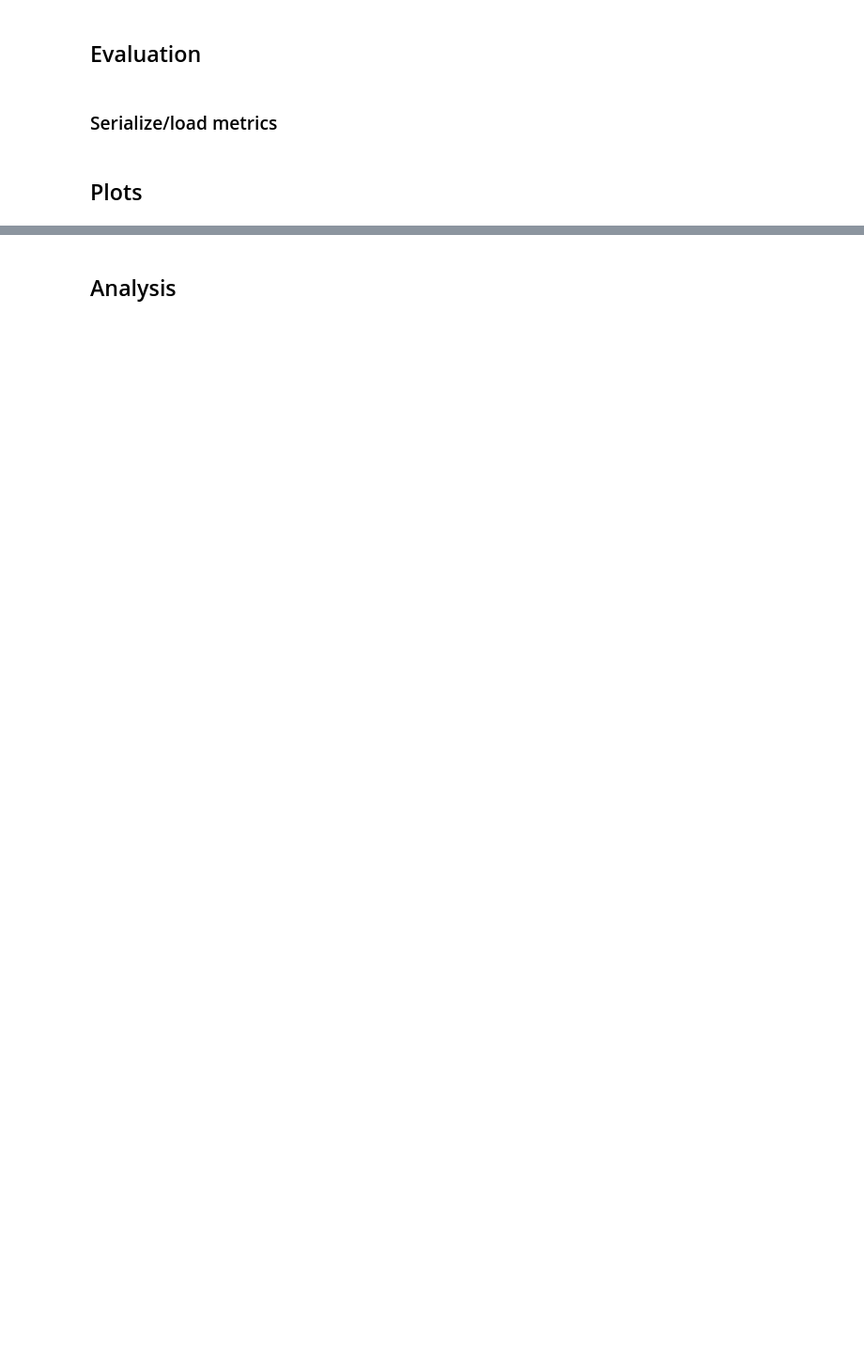
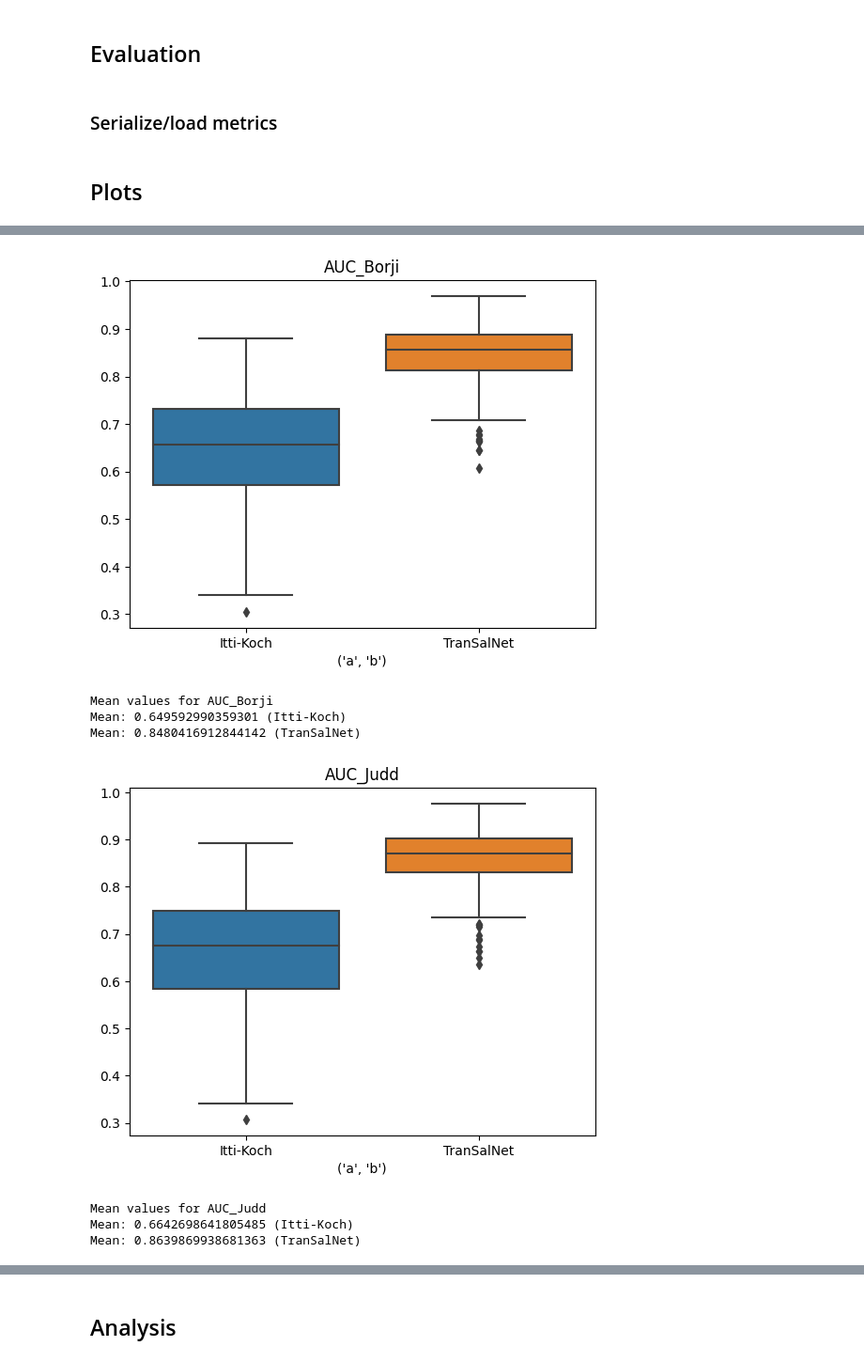
Before and after one commit to Ajamelot56/Projet_Visual_Attention, a Jupyter notebook: PC_2022_VA_Project.ipynb, the cells around one changed output, grey strips where cells are left out. Shown at 94% size. Drawn from its saved outputs; the diff is of its cells as text; code cells hidden in the pictures; blank space fills up the shorter version.

Commit message:
plots between comments

```diff
--- a/PC_2022_VA_Project.ipynb
+++ b/PC_2022_VA_Project.ipynb
@@ -703,8 +715,8 @@ import seaborn as sns
 # %%
-for key in itti_metrics:
-  sns.boxplot(data=(itti_metrics[key],transalnet_metrics[key])).set(xlabel=("a","b"), title=key)
+def plot_metrics(metrics: str):
+  sns.boxplot(data=(itti_metrics[metrics],transalnet_metrics[metrics])).set(xlabel=("a","b"), title=metrics)
   plt.xticks(plt.xticks()[0], ("Itti-Koch","TranSalNet"))
   plt.show()
-  print("Mean values for", key)
-  print("Mean:",sum(itti_metrics[key]) / len(itti_metrics[key]), "(Itti-Koch)")
-  print("Mean:",sum(transalnet_metrics[key]) / len(transalnet_metrics[key]), "(TranSalNet)")
+  print("Mean values for", metrics)
+  print("Mean:",sum(itti_metrics[metrics]) / len(itti_metrics[metrics]), "(Itti-Koch)")
+  print("Mean:",sum(transalnet_metrics[metrics]) / len(transalnet_metrics[metrics]), "(TranSalNet)")
@@ -735,0 +723,12 @@ Mean: 0.33243645240390113 (TranSalNet)
+# %%
+for metrics in ('AUC_Borji', 'AUC_Judd'):
+  plot_metrics(metrics)
+# %% [output]
+[figure, added]
+Mean values for AUC_Borji
+Mean: 0.649592990359301 (Itti-Koch)
+Mean: 0.8480416912844142 (TranSalNet)
+[figure, added]
+Mean values for AUC_Judd
+Mean: 0.6642698641805485 (Itti-Koch)
+Mean: 0.8639869938681363 (TranSalNet)
```
Also changed, not shown: parts of 16 cells of this notebook.
